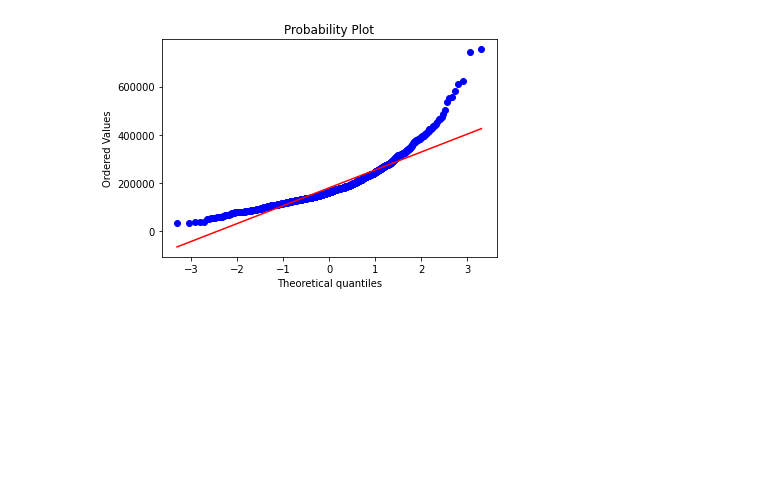
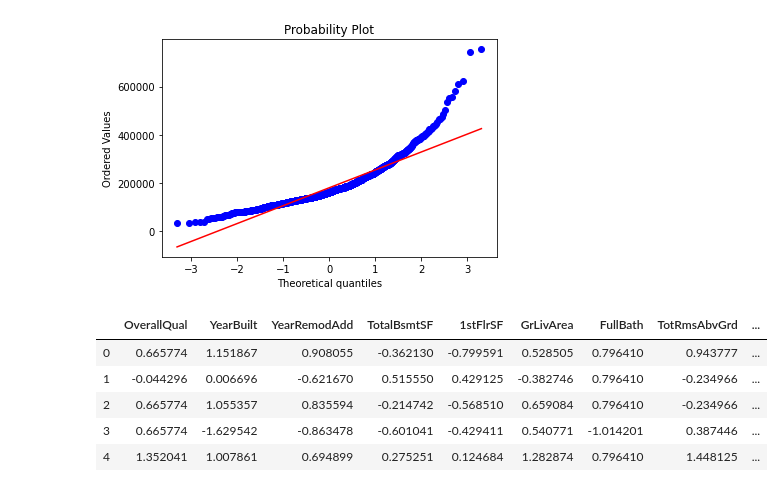
Before and after one commit to pshappycle/Home_Value_Predictor, a Jupyter notebook: Data/Housing_ML.ipynb, the cells around one changed output. Saved outputs shown, nothing was run; the diff lists cells and outputs as text; code cells hidden in the pictures; blank space fills up the shorter version.

```diff
--- a/Data/Housing_ML.ipynb
+++ b/Data/Housing_ML.ipynb
@@ -62,4 +68,27 @@ res = stats.probplot(train.SalePrice, plot=plt)
 # %% [output]
 [figure]
 [figure]
+# %%
+train=train[['OverallQual',
+ 'YearBuilt',
+ 'YearRemodAdd',
+ 'TotalBsmtSF',
+ '1stFlrSF',
+ 'GrLivArea',
+ 'FullBath',
+ 'TotRmsAbvGrd',
+ 'GarageCars',
+ 'GarageArea',
+ 'SalePrice']]
+
+# train.dtypes
+train_data=pd.DataFrame((power_transform(train,method='box-cox')),columns=train.columns)
+train_data.head()
+# %% [output]
+|  | OverallQual | YearBuilt | YearRemodAdd | TotalBsmtSF | 1stFlrSF | GrLivArea | FullBath | TotRmsAbvGrd | ... |
+| 0 | 0.665774 | 1.151867 | 0.908055 | -0.362130 | -0.799591 | 0.528505 | 0.796410 | 0.943777 | ... |
+| 1 | -0.044296 | 0.006696 | -0.621670 | 0.515550 | 0.429125 | -0.382746 | 0.796410 | -0.234966 | ... |
+| 2 | 0.665774 | 1.055357 | 0.835594 | -0.214742 | -0.568510 | 0.659084 | 0.796410 | -0.234966 | ... |
+| 3 | 0.665774 | -1.629542 | -0.863478 | -0.601041 | -0.429411 | 0.540771 | -1.014201 | 0.387446 | ... |
+| 4 | 1.352041 | 1.007861 | 0.694899 | 0.275251 | 0.124684 | 1.282874 | 0.796410 | 1.448125 | ... |
 # %%
```
Also changed, not shown: parts of 7 cells of this notebook, 1 other file.
